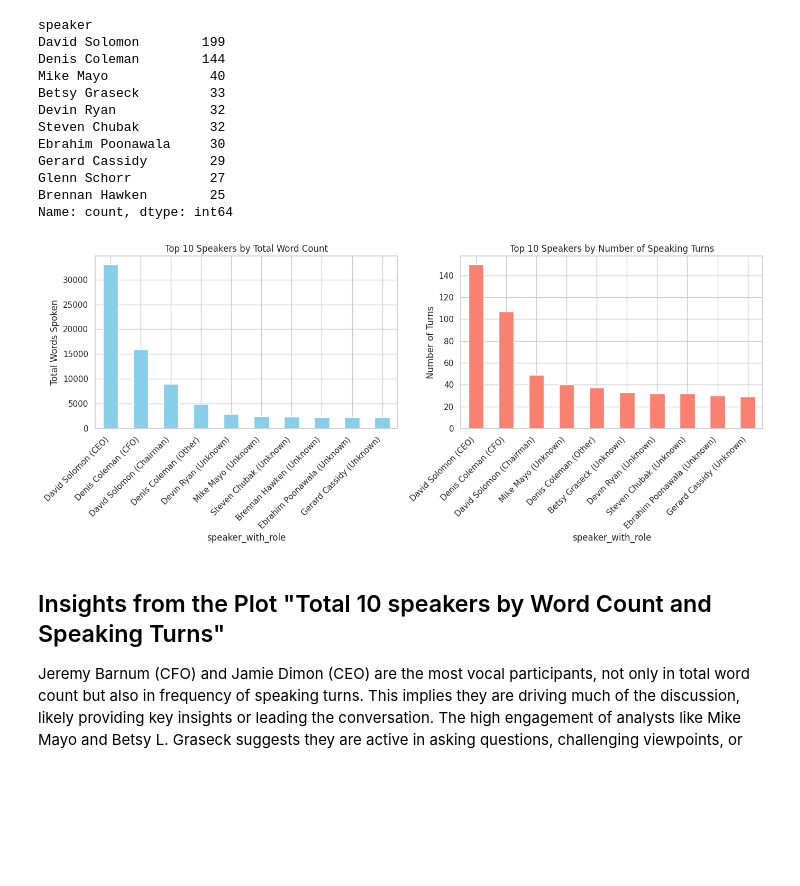
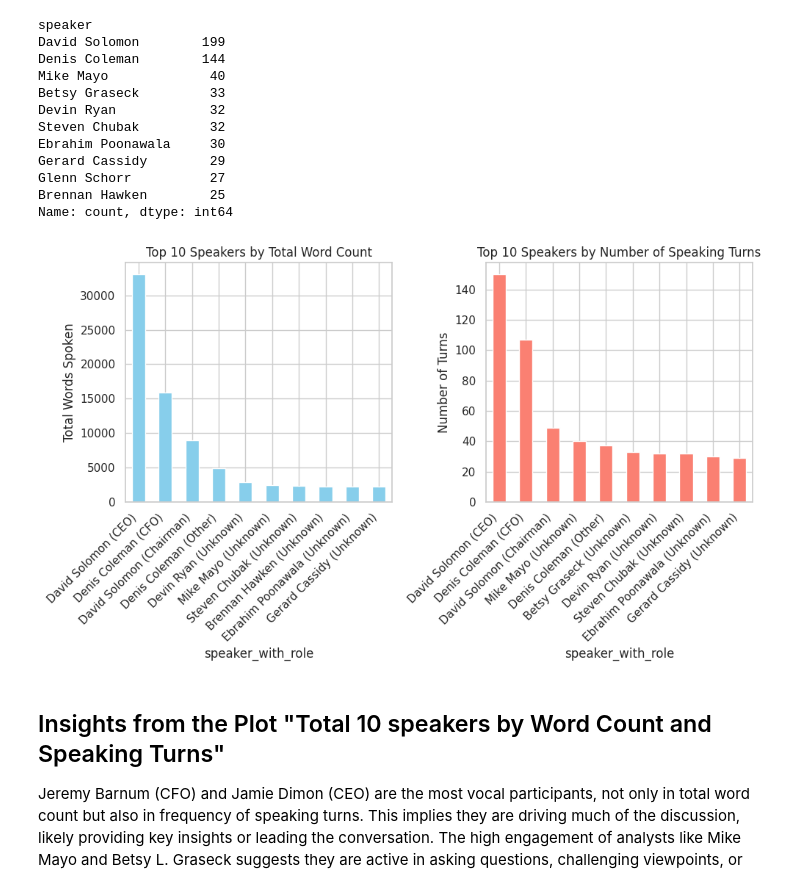
Before and after one commit to EErlando/Quarterly-Bytes, a Jupyter notebook: notebooks/2_exploratory_data_analysis/JP_Morgan_EDA_MW.ipynb, the cells around one changed output. Drawn from its saved outputs; the diff is of its cells as text; code cells hidden in the pictures; blank space fills up the shorter version.

```diff
--- a/notebooks/2_exploratory_data_analysis/JP_Morgan_EDA_MW.ipynb
+++ b/notebooks/2_exploratory_data_analysis/JP_Morgan_EDA_MW.ipynb
@@ -166,35 +166,35 @@ top_word_counts = (
     .sort_values(ascending=False)
     .head(10)
 )
 
 # Top speakers by speaking turns
 top_turn_counts = (
     df_clean['speaker_with_role']
     .value_counts()
     .head(10)
 )
 
 # Plotting
-plt.figure(figsize=(14, 6))
+plt.figure(figsize=(10, 6))
 
 # Subplot 1: Total Word Count
 plt.subplot(1, 2, 1)
 top_word_counts.plot(kind='bar', color='skyblue')
 plt.title('Top 10 Speakers by Total Word Count')
 plt.ylabel('Total Words Spoken')
 plt.xticks(rotation=45, ha='right')
 
 # Subplot 2: Number of Speaking Turns
 plt.subplot(1, 2, 2)
 top_turn_counts.plot(kind='bar', color='salmon')
 plt.title('Top 10 Speakers by Number of Speaking Turns')
 plt.ylabel('Number of Turns')
 plt.xticks(rotation=45, ha='right')
 
 plt.tight_layout()
 plt.show()
 # %% [output]
-[figure, old version]
+[figure, new version]
 # %% [markdown]
 ## Insights from the Plot "Total 10 speakers by Word Count and Speaking Turns"
 
```
Also changed, not shown: parts of 5 cells of this notebook.
